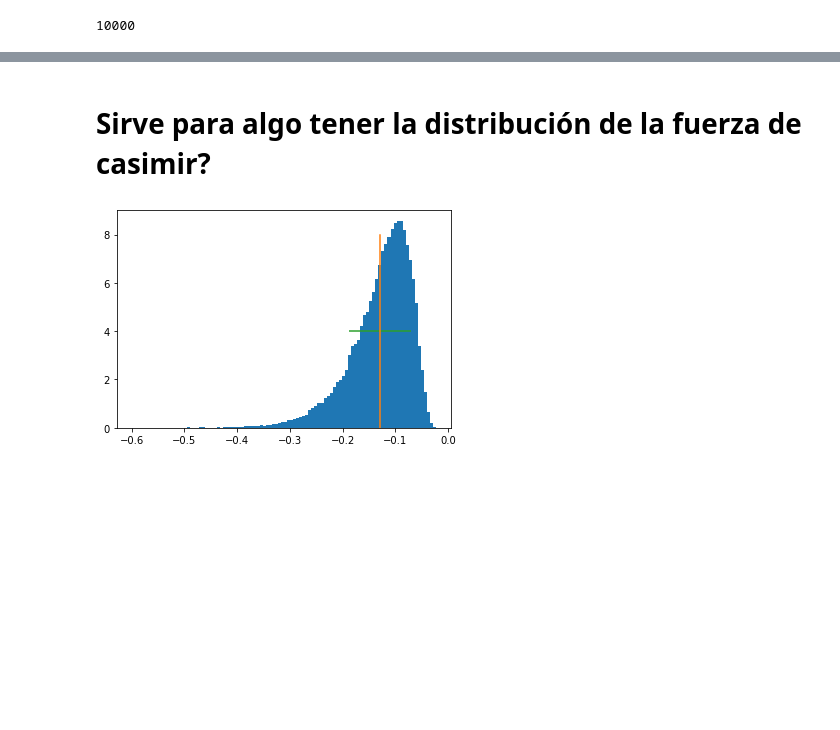
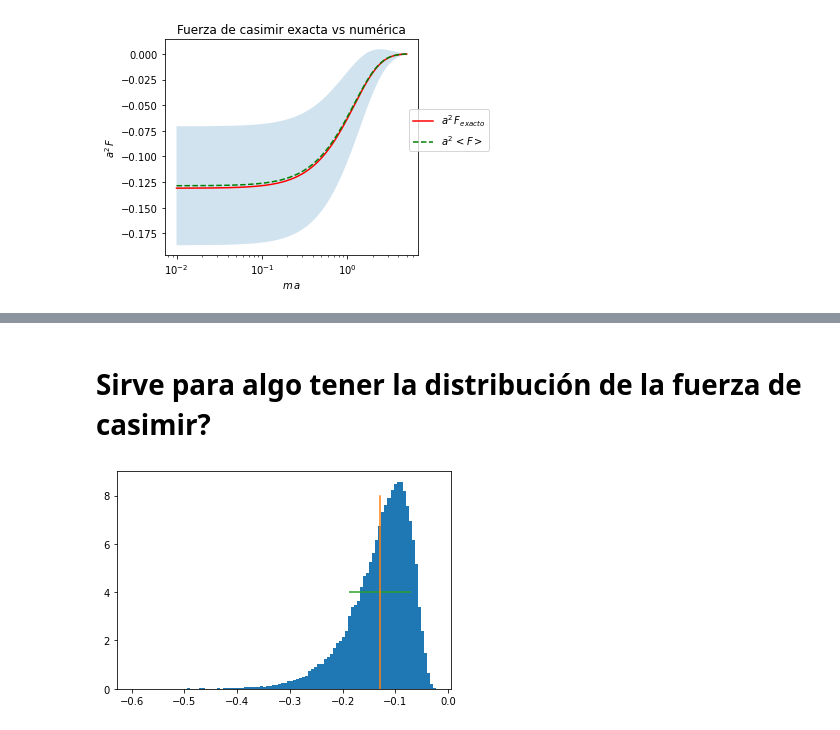
Before and after one commit to Apurro12/Tesis-Simple, a Jupyter notebook: simulacion/fuerza casimir con masa.ipynb, the cells around one changed output, grey strips where cells are left out. Cells and saved outputs as stored; diff of their text form; code cells hidden in the pictures; blank space fills up the shorter version.

```diff
--- a/simulacion/fuerza casimir con masa.ipynb
+++ b/simulacion/fuerza casimir con masa.ipynb
@@ -49,8 +49,23 @@ for masa in masas:
 fuerzas_numericas = np.array(fuerzas_numericas)
 desviaciones_estandar = np.array(desviaciones_estandar)
 fuerzas_casimir = np.array(fuerzas_casimir)
-# %%
-N
-# %% [output]
-10000
+# %%
+plt.plot(masas, fuerzas_analiticas, label = '$ a^2 \, F _{exacto} $', c = 'r')
+plt.plot(masas, fuerzas_numericas, label = '$a^2 \, < F >$', c = 'g',linestyle='--' )
+plt.fill_between(masas, (fuerzas_numericas - desviaciones_estandar ),
+                         fuerzas_numericas + desviaciones_estandar ,
+                 alpha = 0.2) #, label = '$\\Delta$ F')
+
+plt.legend(bbox_to_anchor=(1.3,0.7), loc="upper right")
+
+plt.title('Fuerza de casimir exacta vs numérica')
+plt.ylabel('$ a^2 \, F$')
+plt.xlabel('$m \, a$')
+
+plt.xscale('log')
+
+plt.tight_layout()
+plt.savefig('fuerza_casimir_masa_linea.pdf')
+# %% [output]
+[figure, added]
 # %%
```
Also changed, not shown: parts of 1 cell of this notebook, 4 other files.
